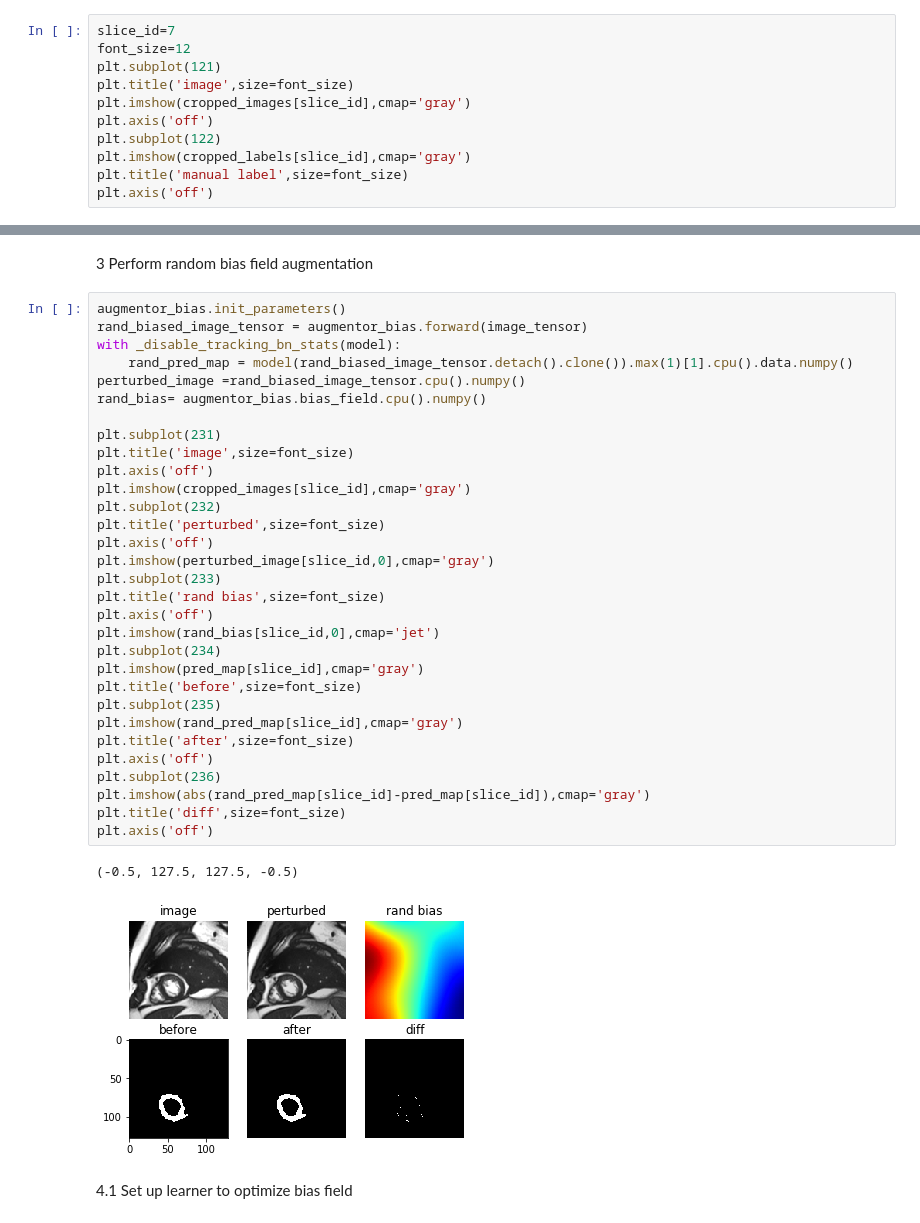
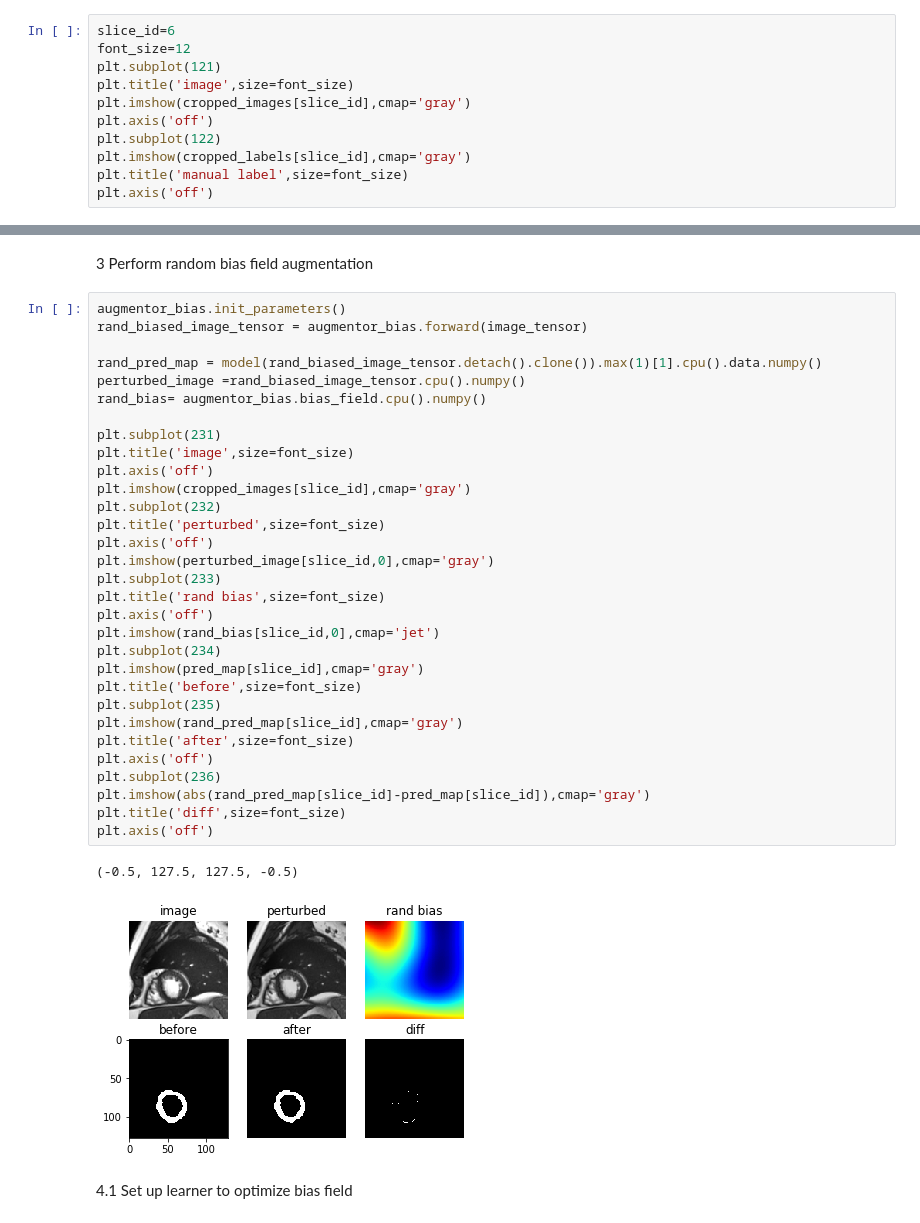
Before and after one commit to cherise215/AdvBias, a Jupyter notebook: adv_bias_field_generation.ipynb, the cells around one changed output, grey strips where cells are left out. Saved outputs shown, nothing was run; the diff lists cells and outputs as text.

```diff
--- a/adv_bias_field_generation.ipynb
+++ b/adv_bias_field_generation.ipynb
@@ -47,7 +47,7 @@ cropped_images.shape
 # %% [output]
 (10, 128, 128)
 # %%
-slice_id=7
+slice_id=6
 font_size=12
 plt.subplot(121)
 plt.title('image',size=font_size)
@@ -133,37 +133,37 @@ augmentor_bias= AdvBias(
 # %%
 augmentor_bias.init_parameters()
 rand_biased_image_tensor = augmentor_bias.forward(image_tensor)
-with _disable_tracking_bn_stats(model):
-    rand_pred_map = model(rand_biased_image_tensor.detach().clone()).max(1)[1].cpu().data.numpy()
+
+rand_pred_map = model(rand_biased_image_tensor.detach().clone()).max(1)[1].cpu().data.numpy()
 perturbed_image =rand_biased_image_tensor.cpu().numpy()
 rand_bias= augmentor_bias.bias_field.cpu().numpy()
 
 plt.subplot(231)
 plt.title('image',size=font_size)
 plt.axis('off')
 plt.imshow(cropped_images[slice_id],cmap='gray')
 plt.subplot(232)
 plt.title('perturbed',size=font_size)
 plt.axis('off')
 plt.imshow(perturbed_image[slice_id,0],cmap='gray')
 plt.subplot(233)
 plt.title('rand bias',size=font_size)
 plt.axis('off')
 plt.imshow(rand_bias[slice_id,0],cmap='jet')
 plt.subplot(234)
 plt.imshow(pred_map[slice_id],cmap='gray')
 plt.title('before',size=font_size)
 plt.subplot(235)
 plt.imshow(rand_pred_map[slice_id],cmap='gray')
 plt.title('after',size=font_size)
 plt.axis('off')
 plt.subplot(236)
 plt.imshow(abs(rand_pred_map[slice_id]-pred_map[slice_id]),cmap='gray')
 plt.title('diff',size=font_size)
 plt.axis('off')
 # %% [output]
 (-0.5, 127.5, 127.5, -0.5)
-[figure, old version]
+[figure, new version]
 # %% [markdown]
 4.1 Set up learner to optimize bias field
 # %%
```
Also changed, not shown: parts of 8 cells of this notebook, 5 other files.
